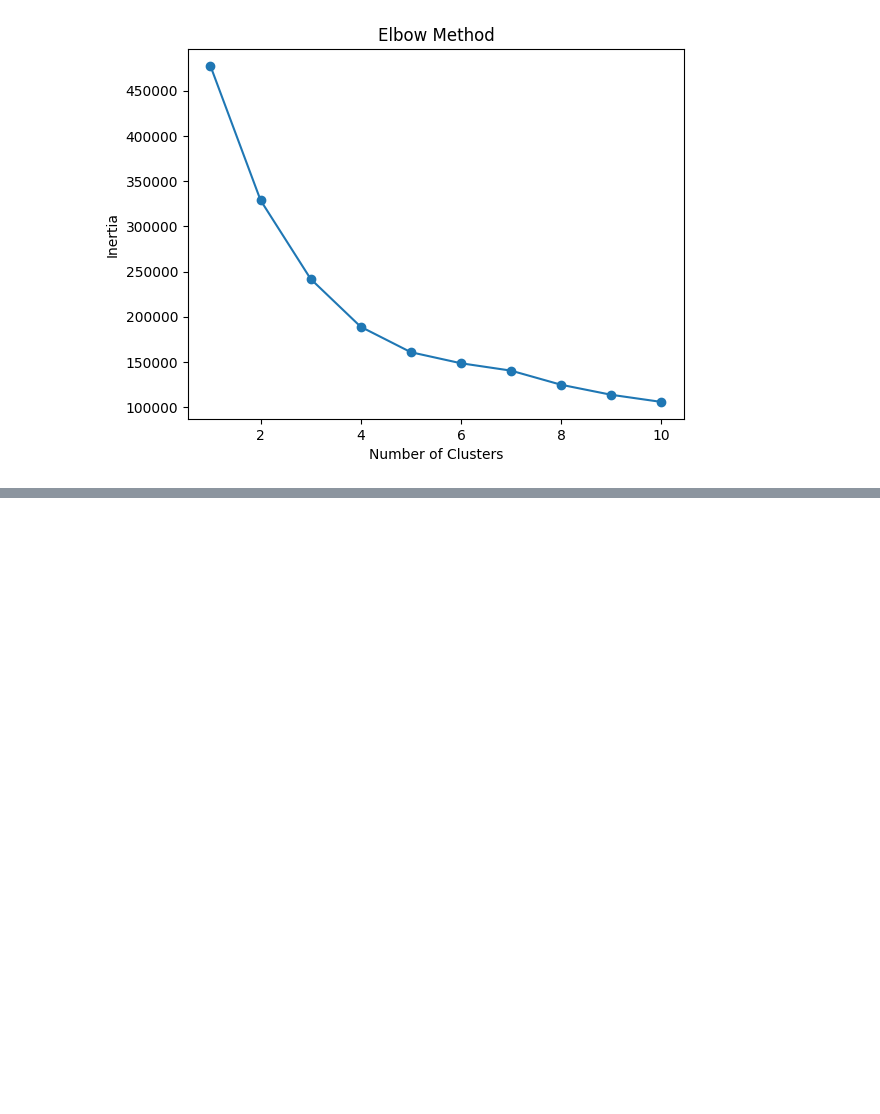
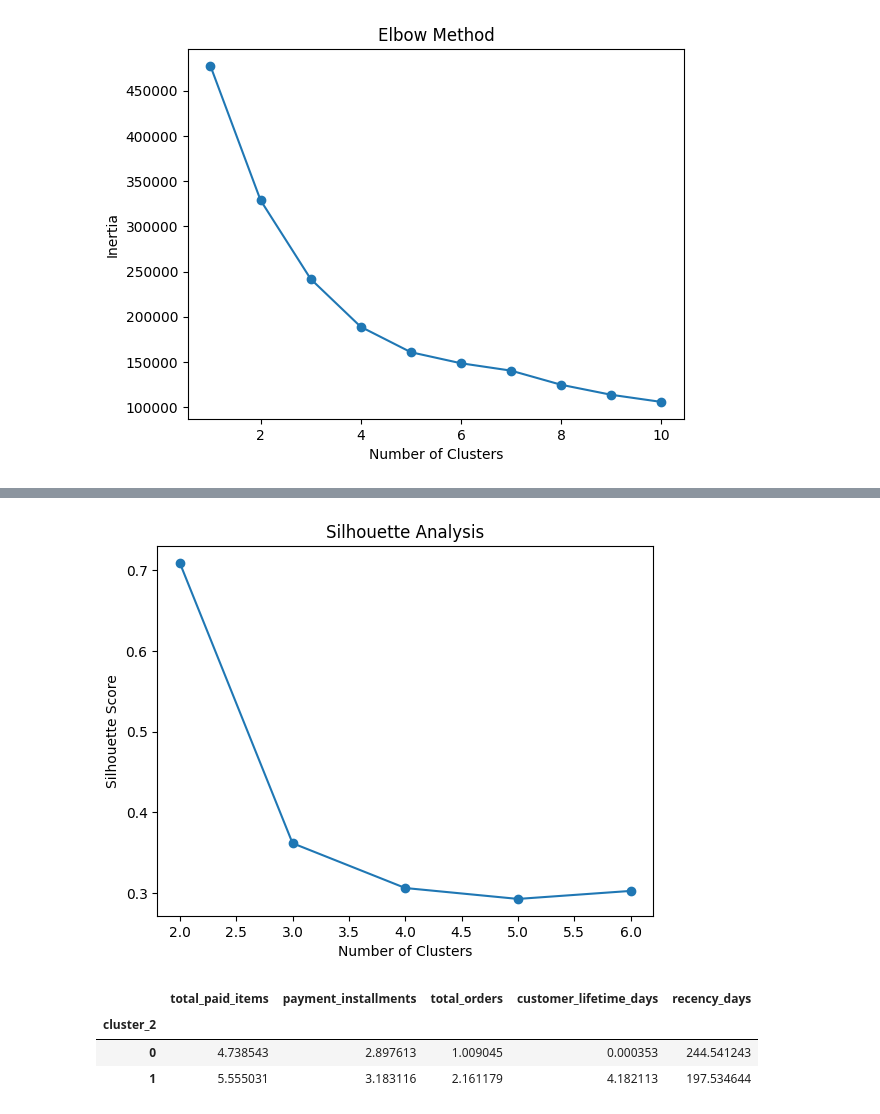
Before and after one commit to ferrettijaime-cmd/Professional_portfolio, a Jupyter notebook: Churn_and_Marketing_Analytics/Script_Python/customer_classification.ipynb, the cells around one changed output, grey strips where cells are left out. Drawn from its saved outputs; the diff is of its cells as text; code cells hidden in the pictures; blank space fills up the shorter version.

```diff
--- a/Churn_and_Marketing_Analytics/Script_Python/customer_classification.ipynb
+++ b/Churn_and_Marketing_Analytics/Script_Python/customer_classification.ipynb
@@ -176,12 +176,12 @@ plt.show()
 from sklearn.metrics import silhouette_score
 # %%
 sample = pd.DataFrame(X_scaled).sample(
-    n=10000,
+    n=15000,
     random_state=42)
 # %%
 results = []
 
-for k in range(3, 7):
+for k in range(2, 7):
 
     kmeans = KMeans(
         n_clusters=k,
@@ -189,9 +189,9 @@ for k in range(3, 7):
         n_init=10
     )
 
-    labels = kmeans.fit_predict(X_scaled)
+    labels = kmeans.fit_predict(sample)
 
-    score = silhouette_score(X_scaled, labels)
+    score = silhouette_score(sample, labels)
 
     results.append({
         "k": k,
@@ -208,0 +210,8 @@ t-SNE
+# %%
+plt.plot(results_df["k"], results_df["silhouette_score"], marker="o")
+plt.xlabel("Number of Clusters")
+plt.ylabel("Silhouette Score")
+plt.title("Silhouette Analysis")
+plt.show()
+# %% [output]
+[figure, added]
@@ -208,0 +225,8 @@ t-SNE
+# %%
+ml_df.groupby("cluster_2")[["total_paid_items", "payment_installments",
+                           "total_orders", "customer_lifetime_days", "recency_days"]].mean()
+# %% [output]
+|  | total_paid_items | payment_installments | total_orders | customer_lifetime_days | recency_days |
+| cluster_2 |  |  |  |  |  |
+| 0 | 4.738543 | 2.897613 | 1.009045 | 0.000353 | 244.541243 |
+| 1 | 5.555031 | 3.183116 | 2.161179 | 4.182113 | 197.534644 |
```
Also changed, not shown: parts of 12 cells of this notebook.
